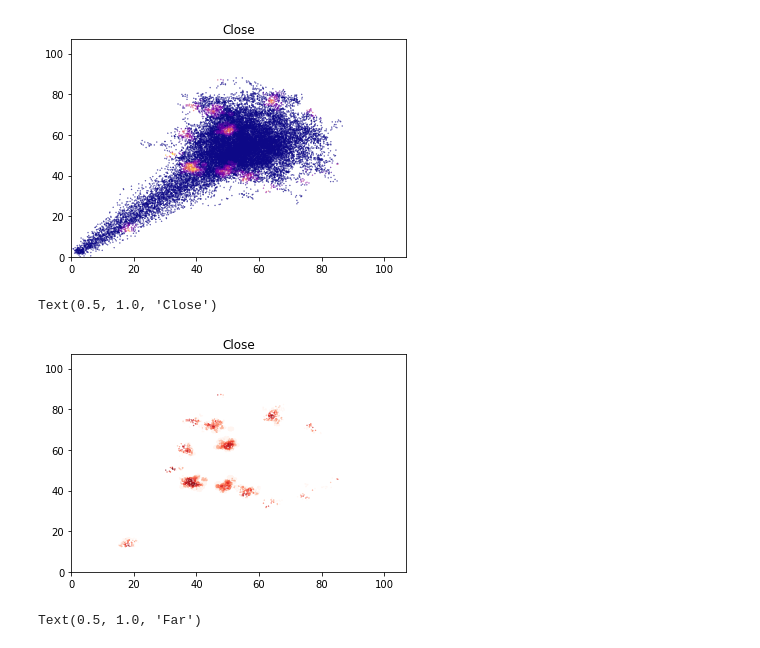
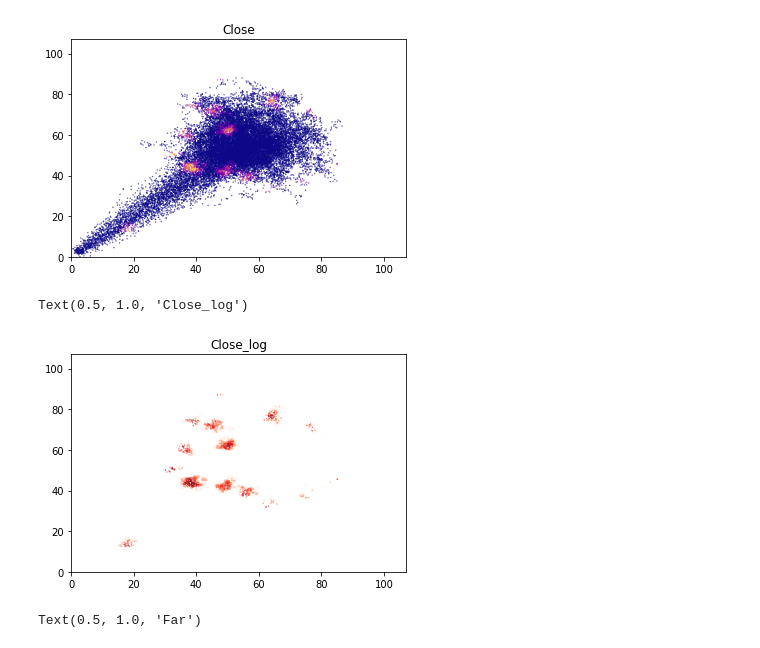
Before and after one commit to BillXSY/VE414, a Jupyter notebook: project/proj.ipynb, the cells around one changed output. Drawn from its saved outputs; the diff is of its cells as text; code cells hidden in the pictures.

```diff
--- a/project/proj.ipynb
+++ b/project/proj.ipynb
@@ -68,11 +141,11 @@ Text(0.5, 1.0, 'Close')
 # %%
 plt.scatter(df['X'], df["Y"], c=np.log(df['Close']), s=0.1, cmap='Reds')
 plt.xlim(xmin=0, xmax=107)
 plt.ylim(ymin=0, ymax=107)
-plt.title('Close')
+plt.title('Close_log')
 # %% [output]
-Text(0.5, 1.0, 'Close')
+Text(0.5, 1.0, 'Close_log')
-[figure, old version]
+[figure, new version]
 # %%
 plt.scatter(df['X'], df["Y"], c=df['Far'], s=0.1, cmap='plasma')
 plt.xlim(xmin=0, xmax=107)
```
Also changed, not shown: parts of 32 cells of this notebook, 4 other files.
